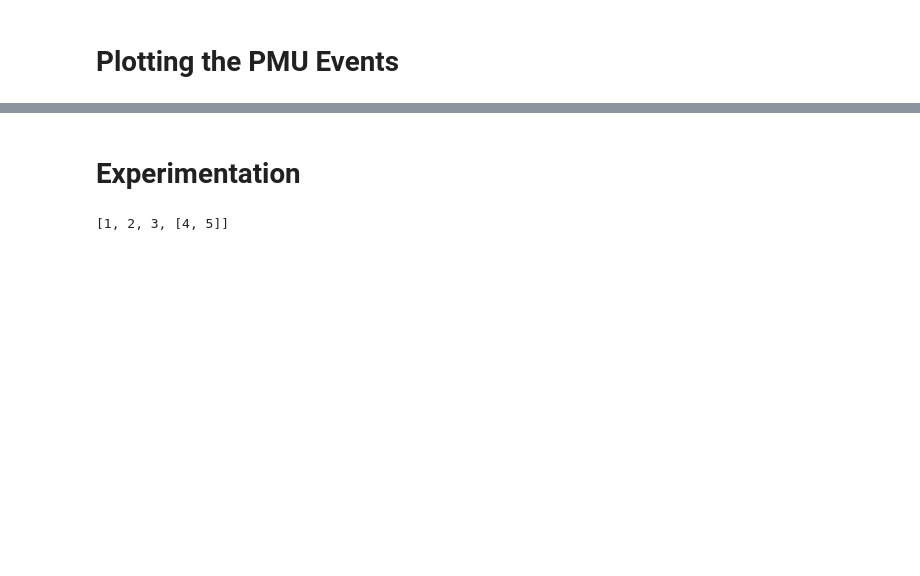
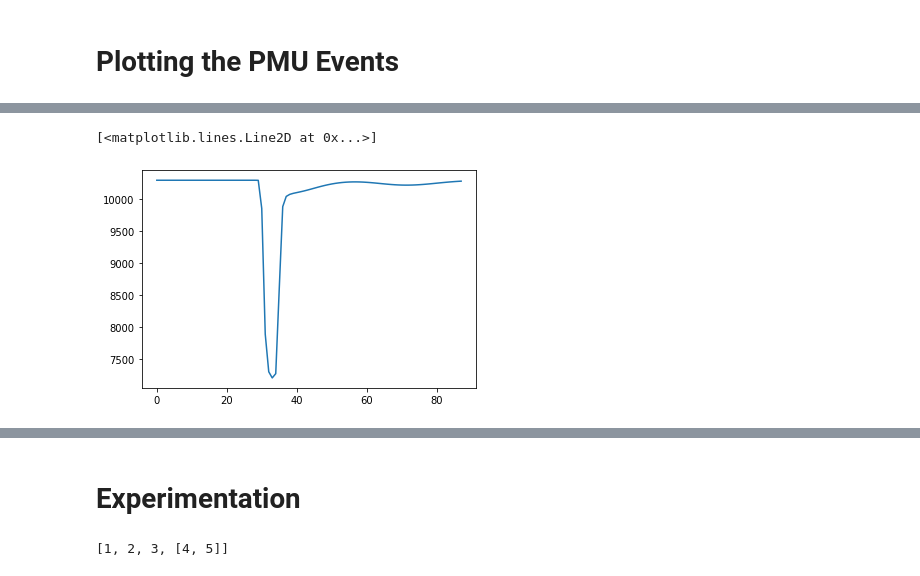
Before and after one commit to Nidarshan619/Planets, a Jupyter notebook: Shreya_PMU_Data.ipynb, the cells around one changed output, grey strips where cells are left out. Cells and saved outputs as stored; diff of their text form; code cells hidden in the pictures; blank space fills up the shorter version.

```diff
--- a/Shreya_PMU_Data.ipynb
+++ b/Shreya_PMU_Data.ipynb
@@ -245,0 +291,6 @@ import matplotlib.pyplot as plt
+# %%
+x = data[1]
+plt.plot(x)
+# %% [output]
+[<matplotlib.lines.Line2D at 0x...>]
+[figure, added]
```
Also changed, not shown: parts of 7 cells of this notebook.
